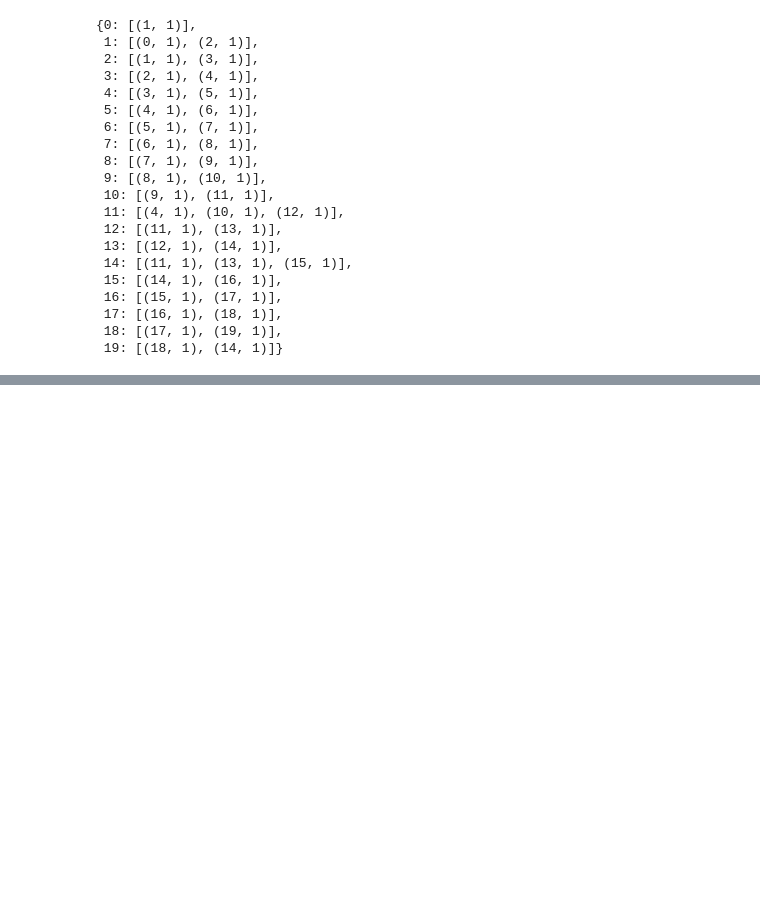
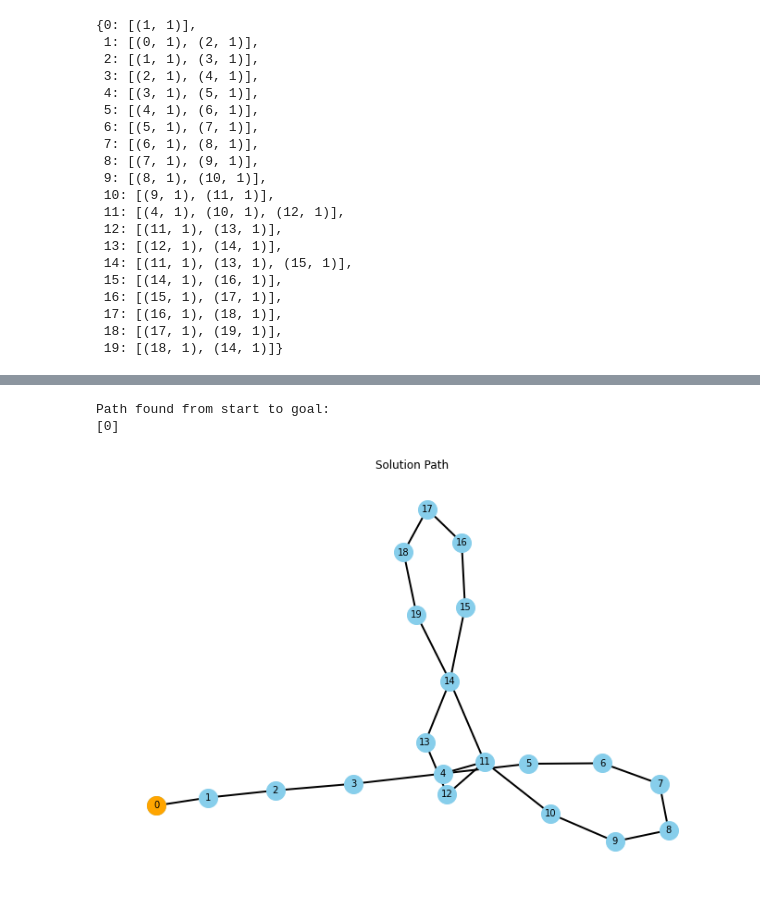
Before and after one commit to ijethmal/sc1015-asg, a Jupyter notebook: LAB 8 CURRENT.ipynb, the cells around one changed output, grey strips where cells are left out. Saved outputs shown, nothing was run; the diff lists cells and outputs as text; code cells hidden in the pictures; blank space fills up the shorter version.

```diff
--- a/LAB 8 CURRENT.ipynb
+++ b/LAB 8 CURRENT.ipynb
@@ -231,0 +282,51 @@ showBinaryMazeGraph(mazegraph)
+# %%
+def showBinaryMazeGraphWithPath(mazeGraph, solution_path):
+    ''' Display a graph using networkx with solution path highlighted
+        Input : mazeGraph (MazeGraph), solution_path (list of nodes)
+        Output : Graph displayed with solution path highlighted
+    '''
+    edgeDict = mazeGraph.all_edges()
+    edgeList = []
+
+    for node in edgeDict:
+        for neighbor, weight in edgeDict[node]:
+            edgeList.append((node, neighbor, {'weight': weight}))
+
+    G = nx.Graph()
+    G.add_edges_from(edgeList)
+
+    # Highlight solution path nodes and edges
+    solution_nodes = set(solution_path)
+    solution_edges = [(solution_path[i], solution_path[i+1]) for i in range(len(solution_path)-1)]
+
+    f = plt.figure(figsize=(12, 8))
+    pos = nx.spring_layout(G)
+
+    # Draw nodes
+    nx.draw_networkx_nodes(G, pos, node_size=400, node_color='skyblue')
+    nx.draw_networkx_nodes(G, pos, nodelist=solution_nodes, node_size=400, node_color='orange')
+
+    # Draw edges
+    nx.draw_networkx_edges(G, pos, width=2)
+    nx.draw_networkx_edges(G, pos, edgelist=solution_edges, width=2, edge_color='orange')
+
+    # Draw labels
+    nx.draw_networkx_labels(G, pos, font_size=10)
+
+    plt.axis("off")
+    plt.title('Solution Path')
+    plt.show()
+
+# Now, let's find the solution path using DFS and visualize it
+solution_path = depth_first_search(mazegraph, start_node, goal_node)
+
+if solution_path:
+    print("Path found from start to goal:")
+    print(solution_path)
+    showBinaryMazeGraphWithPath(mazegraph, solution_path)
+else:
+    print("No path found from start to goal.")
+# %% [output]
+Path found from start to goal:
+[0]
+[figure, added]
```
Also changed, not shown: parts of 5 cells of this notebook.
